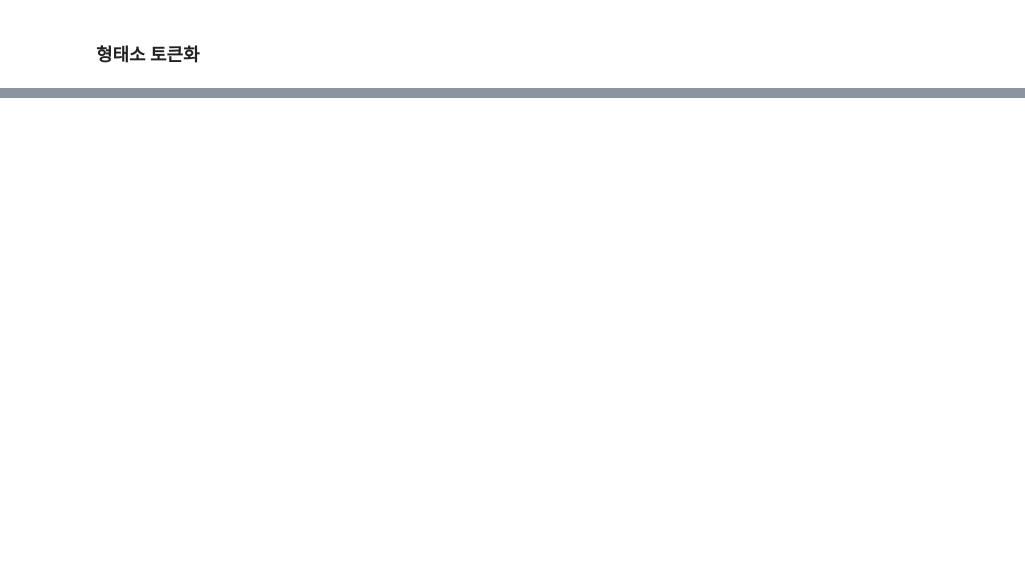
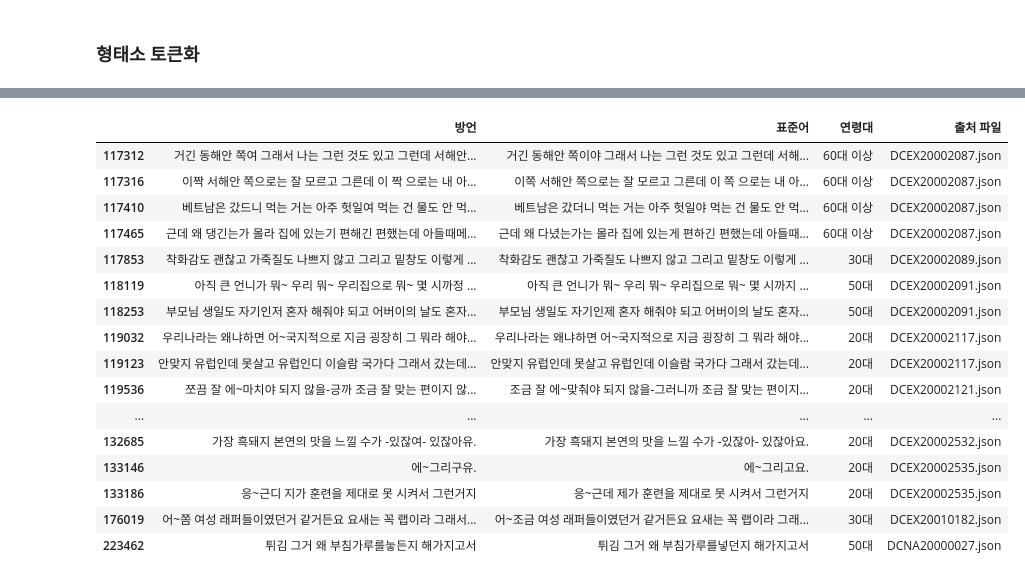
Before and after one commit to BlessingDev/NLP-Standard-Dialect-Translation, a Jupyter notebook: EDA/EDA5.ipynb, the cells around one changed output, grey strips where cells are left out. Cells and saved outputs as stored; diff of their text form; code cells hidden in the pictures; blank space fills up the shorter version.

```diff
--- a/EDA/EDA5.ipynb
+++ b/EDA/EDA5.ipynb
@@ -344,0 +1640,4 @@ sampled_df.to_csv("../datas/output/gangwon_dialect_data_형태소.csv")
+# %%
+# 테스트 데이터로 동일한 과정을 진행하고 싶을 때
+df = pd.read_csv("../datas/output/chungcheong_dialect_test_age.csv", index_col=0)
+df
@@ -344,0 +1658,17 @@ sampled_df.to_csv("../datas/output/gangwon_dialect_data_형태소.csv")
+# %%
+df["방언"] = df["방언"].str.replace(r"\(\(\)\)", '', regex=True)
+df["표준어"] = df["표준어"].str.replace(r"\(\(\)\)", '', regex=True)
+# %%
+phrase_words = df["방언"].str.extract(r"\(\((.*)\)\)", expand=False).dropna()
+for i in phrase_words.index:
+    sentence = df.loc[i, "방언"]
+    sentence = re.sub(r"\(\(.*\)\)", phrase_words[i], sentence)
+    df.loc[i, "방언"] = sentence
+
+phrase_words = df["표준어"].str.extract(r"\(\((.*)\)\)", expand=False).dropna()
+for i in phrase_words.index:
+    sentence = df.loc[i, "표준어"]
+    sentence = re.sub(r"\(\(.*\)\)", phrase_words[i], sentence)
+    df.loc[i, "표준어"] = sentence
+
+df.loc[phrase_words.index]
@@ -344,0 +1689,41 @@ sampled_df.to_csv("../datas/output/gangwon_dialect_data_형태소.csv")
+# %%
+phrase_words = df["방언"].str.extract(r"\(([^\)]+)\)\/\([^\)]+\)", expand=False).dropna()
+for i in phrase_words.index:
+    sentence = df.loc[i, "방언"]
+    group_matches = re.findall(r"\(([^\)]+)\)\/\([^\)]+\)", sentence)
+    rep_matches = re.findall(r"\([^\)]+\)\/\([^\)]+\)", sentence)
+    for group, rep in zip(group_matches, rep_matches):
+        sentence = sentence.replace(rep, group)
+    df.loc[i, "방언"] = sentence
+
+phrase_words = df["표준어"].str.extract(r"\([^\)]+\)\/\(([^\)]+)\)", expand=False).dropna()
+for i in phrase_words.index:
+    sentence = df.loc[i, "표준어"]
+    group_matches = re.findall(r"\([^\)]+\)\/\(([^\)]+)\)", sentence)
+    rep_matches = re.findall(r"\([^\)]+\)\/\([^\)]+\)", sentence)
+    for group, rep in zip(group_matches, rep_matches):
+        if group[0] == '#':
+            sentence = sentence.replace(rep, '')
+        else:
+            sentence = sentence.replace(rep, group)
+    df.loc[i, "표준어"] = sentence
+
+df.loc[phrase_words.index]
+# %% [output]
+|  | 방언 | 표준어 | 연령대 | 출처 파일 |
+| 117312 | 거긴 동해안 쪽여 그래서 나는 그런 것도 있고 그런데 서해안... | 거긴 동해안 쪽이야 그래서 나는 그런 것도 있고 그런데 서해... | 60대 이상 | DCEX20002087.json |
+| 117316 | 이짝 서해안 쪽으로는 잘 모르고 그른데 이 짝 으로는 내 아... | 이쪽 서해안 쪽으로는 잘 모르고 그른데 이 쪽 으로는 내 아... | 60대 이상 | DCEX20002087.json |
+| 117410 | 베트남은 갔드니 먹는 거는 아주 헛일여 먹는 건 물도 안 먹... | 베트남은 갔더니 먹는 거는 아주 헛일야 먹는 건 물도 안 먹... | 60대 이상 | DCEX20002087.json |
+| 117465 | 근데 왜 댕긴는가 몰라 집에 있는기 편해긴 편했는데 아들때메... | 근데 왜 다녔는가는 몰라 집에 있는게 편하긴 편했는데 아들때... | 60대 이상 | DCEX20002087.json |
+| 117853 | 착화감도 괜찮고 가죽질도 나쁘지 않고 그리고 밑창도 이렇게 ... | 착화감도 괜찮고 가죽질도 나쁘지 않고 그리고 밑창도 이렇게 ... | 30대 | DCEX20002089.json |
+| 118119 | 아직 큰 언니가 뭐~ 우리 뭐~ 우리집으로 뭐~ 몇 시까정 ... | 아직 큰 언니가 뭐~ 우리 뭐~ 우리집으로 뭐~ 몇 시까지 ... | 50대 | DCEX20002091.json |
+| 118253 | 부모님 생일도 자기인저 혼자 해줘야 되고 어버이의 날도 혼자... | 부모님 생일도 자기인제 혼자 해줘야 되고 어버이의 날도 혼자... | 50대 | DCEX20002091.json |
+| 119032 | 우리나라는 왜냐하면 어~국지적으로 지금 굉장히 그 뭐라 해야... | 우리나라는 왜냐하면 어~국지적으로 지금 굉장히 그 뭐라 해야... | 20대 | DCEX20002117.json |
+| 119123 | 안맞지 유럽인데 못살고 유럽인디 이슬람 국가다 그래서 갔는데... | 안맞지 유럽인데 못살고 유럽인데 이슬람 국가다 그래서 갔는데... | 20대 | DCEX20002117.json |
+| 119536 | 쪼끔 잘 에~마치야 되지 않을-긍까 조금 잘 맞는 편이지 않... | 조금 잘 에~맞춰야 되지 않을-그러니까 조금 잘 맞는 편이지... | 20대 | DCEX20002121.json |
+| ... | ... | ... | ... | ... |
+| 132685 | 가장 흑돼지 본연의 맛을 느낄 수가 -있잖여- 있잖아유. | 가장 흑돼지 본연의 맛을 느낄 수가 -있잖아- 있잖아요. | 20대 | DCEX20002532.json |
+| 133146 | 에~그리구유. | 에~그리고요. | 20대 | DCEX20002535.json |
+| 133186 | 응~근디 지가 훈련을 제대로 못 시켜서 그런거지 | 응~근데 제가 훈련을 제대로 못 시켜서 그런거지 | 20대 | DCEX20002535.json |
+| 176019 | 어~쫌 여성 래퍼들이였던거 같거든요 요새는 꼭 랩이라 그래서... | 어~조금 여성 래퍼들이였던거 같거든요 요새는 꼭 랩이라 그래... | 30대 | DCEX20010182.json |
+| 223462 | 튀김 그거 왜 부침가루를늫든지 해가지고서 | 튀김 그거 왜 부침가루를넣던지 해가지고서 | 50대 | DCNA20000027.json |
```
Also changed, not shown: parts of 290 cells of this notebook, 5 other files.
